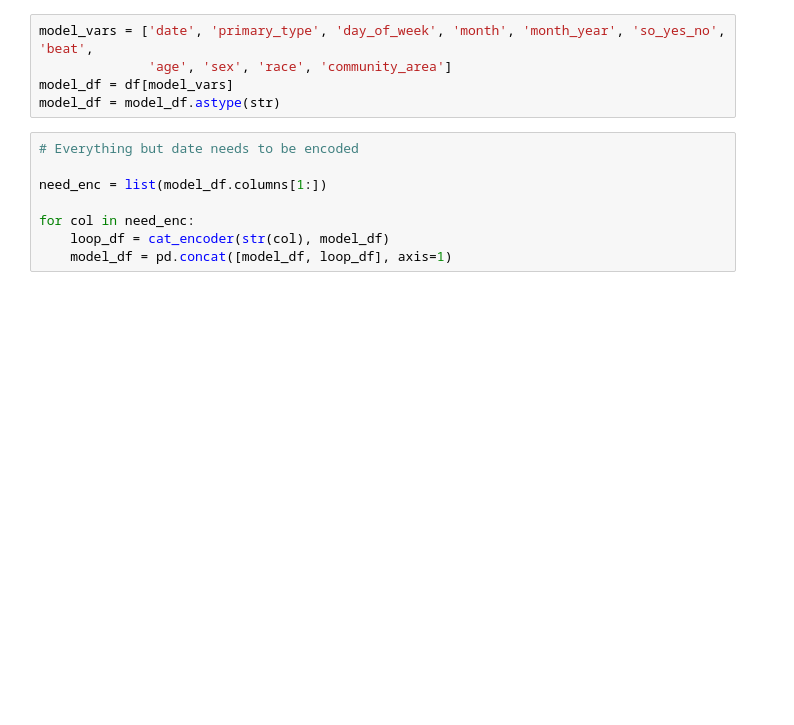
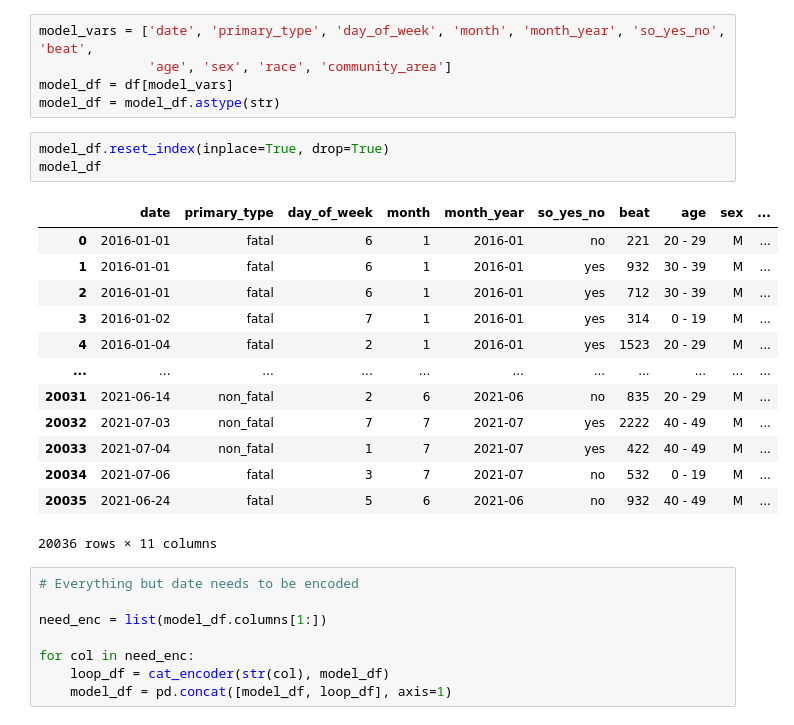
Before and after one commit to GeorgeFerre/chicago_violent_crime, a Jupyter notebook: Regression_Models.ipynb, the cells around one changed output. Drawn from its saved outputs; the diff is of its cells as text; blank space fills up the shorter version.

```diff
--- a/Regression_Models.ipynb
+++ b/Regression_Models.ipynb
@@ -276,6 +276,23 @@ model_vars = ['date', 'primary_type', 'day_of_week', 'month', 'month_year', 'so_
               'age', 'sex', 'race', 'community_area']
 model_df = df[model_vars]
 model_df = model_df.astype(str)
+# %%
+model_df.reset_index(inplace=True, drop=True)
+model_df
+# %% [output]
+|  | date | primary_type | day_of_week | month | month_year | so_yes_no | beat | age | sex | ... |
+| 0 | 2016-01-01 | fatal | 6 | 1 | 2016-01 | no | 221 | 20 - 29 | M | ... |
+| 1 | 2016-01-01 | fatal | 6 | 1 | 2016-01 | yes | 932 | 30 - 39 | M | ... |
+| 2 | 2016-01-01 | fatal | 6 | 1 | 2016-01 | yes | 712 | 30 - 39 | M | ... |
+| 3 | 2016-01-02 | fatal | 7 | 1 | 2016-01 | yes | 314 | 0 - 19 | M | ... |
+| 4 | 2016-01-04 | fatal | 2 | 1 | 2016-01 | yes | 1523 | 20 - 29 | M | ... |
+| ... | ... | ... | ... | ... | ... | ... | ... | ... | ... | ... |
+| 20031 | 2021-06-14 | non_fatal | 2 | 6 | 2021-06 | no | 835 | 20 - 29 | M | ... |
+| 20032 | 2021-07-03 | non_fatal | 7 | 7 | 2021-07 | yes | 2222 | 40 - 49 | M | ... |
+| 20033 | 2021-07-04 | non_fatal | 1 | 7 | 2021-07 | yes | 422 | 40 - 49 | M | ... |
+| 20034 | 2021-07-06 | fatal | 3 | 7 | 2021-07 | no | 532 | 0 - 19 | M | ... |
+| 20035 | 2021-06-24 | fatal | 5 | 6 | 2021-06 | no | 932 | 40 - 49 | M | ... |
+20036 rows × 11 columns
 # %%
 # Everything but date needs to be encoded
 
```
Also changed, not shown: parts of 32 cells of this notebook, 1 other file.
